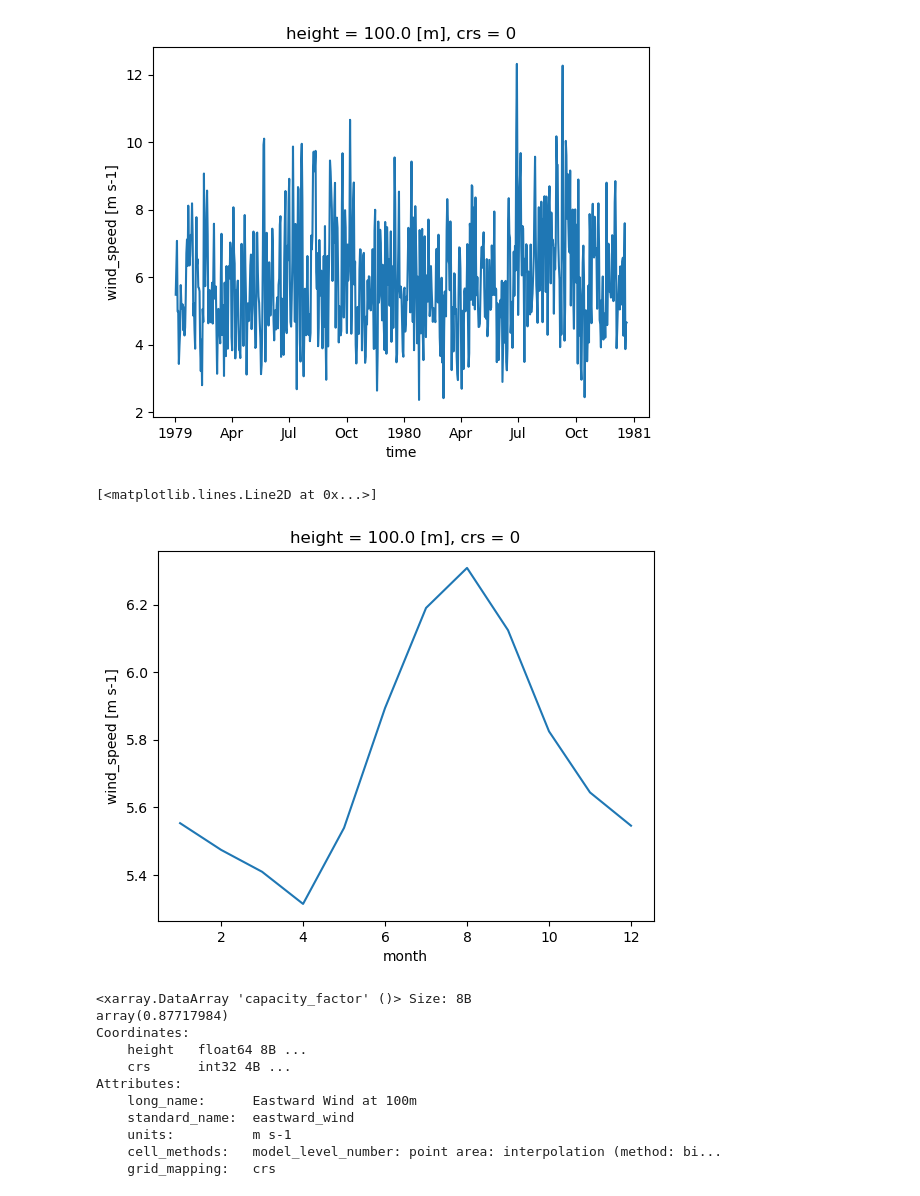
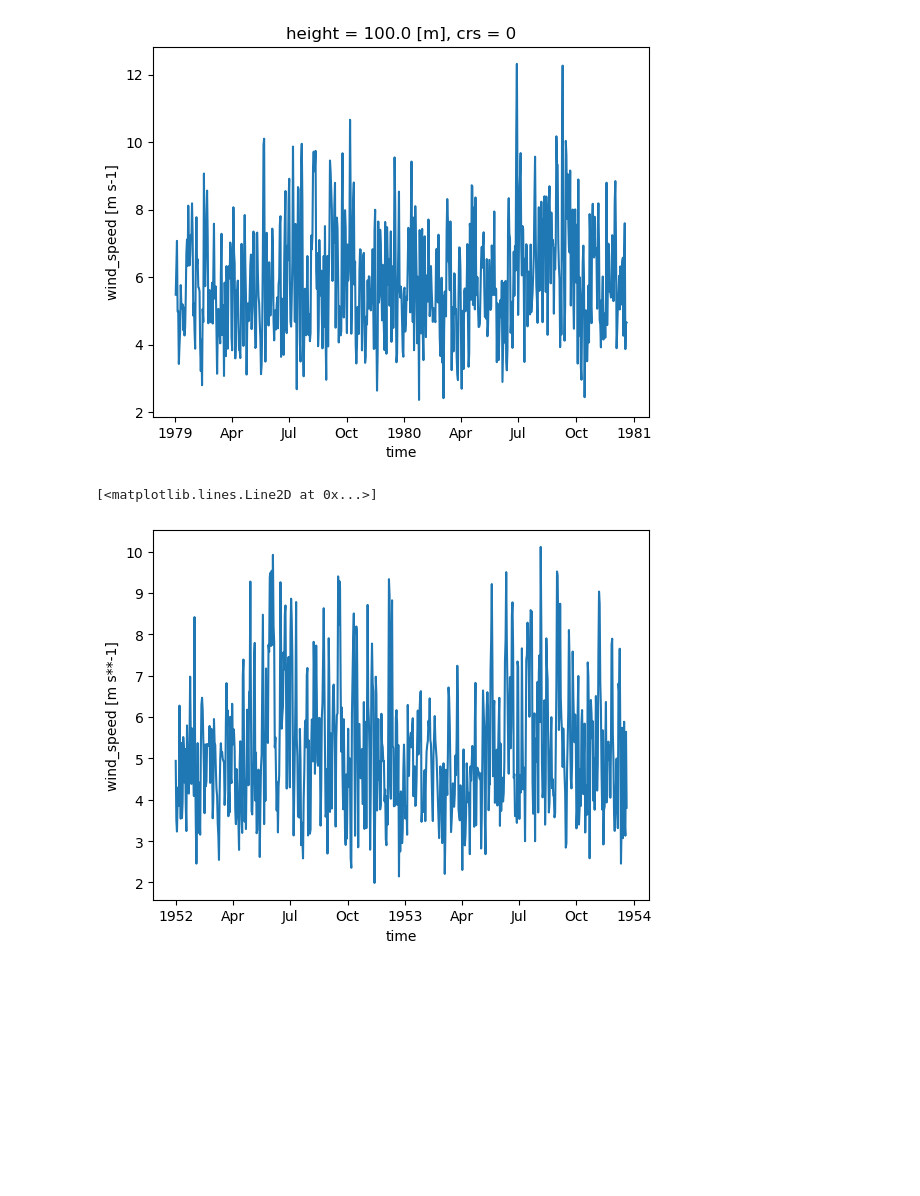
Before and after one commit to dougrichardson/wind_drought, a Jupyter notebook: notebooks/test_wind_data.ipynb, the cells around one changed output. Cells and saved outputs as stored; diff of their text form; code cells hidden in the pictures; blank space fills up the shorter version.

```diff
--- a/notebooks/test_wind_data.ipynb
+++ b/notebooks/test_wind_data.ipynb
@@ -59,21 +59,13 @@ ds.wind_speed.isel(time=range(720)).plot()
 [<matplotlib.lines.Line2D at 0x...>]
 [figure]
 # %%
-ds.wind_speed.groupby('time.month').mean().plot()
+# grid wind speed
+# ERA5 daily wind speed
+ds = xr.open_dataset(
+    "/g/data/ng72/dr6273/work/projects/wind_drought/data/ERA5/power_grid/era5_wind_speed_100m_NEM-SC30_1952-1978_weighted.nc",
+)
-# %% [output]
-[<matplotlib.lines.Line2D at 0x...>]
-[figure, removed]
 # %%
-ds.capacity_factor.max()
+ds.wind_speed.isel(time=range(720)).plot()
 # %% [output]
-<xarray.DataArray 'capacity_factor' ()> Size: 8B
-array(0.87717984)
-Coordinates:
-    height   float64 8B ...
-    crs      int32 4B ...
-Attributes:
-    long_name:      Eastward Wind at 100m
-    standard_name:  eastward_wind
-    units:          m s-1
-    cell_methods:   model_level_number: point area: interpolation (method: bi...
-    grid_mapping:   crs
+[<matplotlib.lines.Line2D at 0x...>]
+[figure, added]
```
Also changed, not shown: parts of 7 cells of this notebook, 7 other files.
